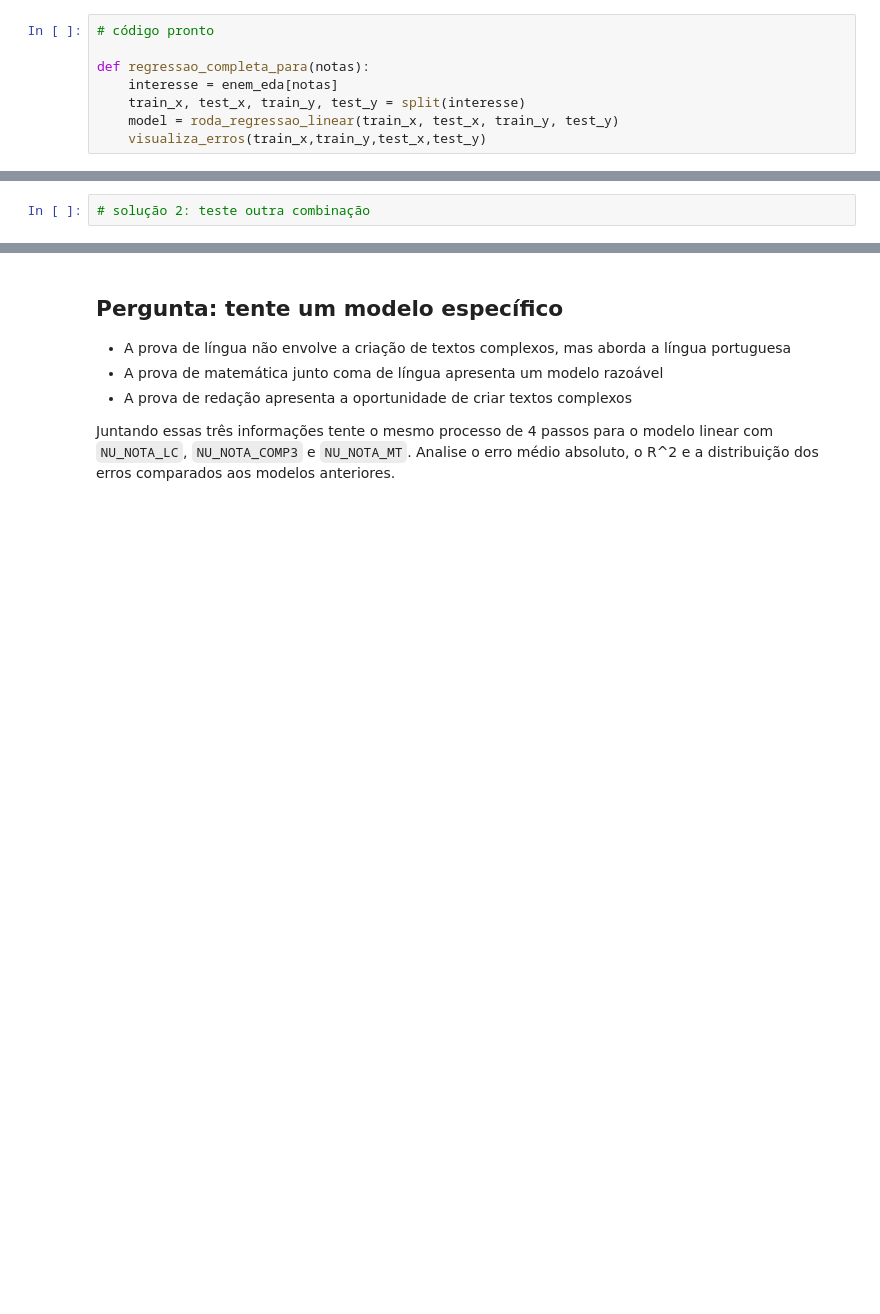
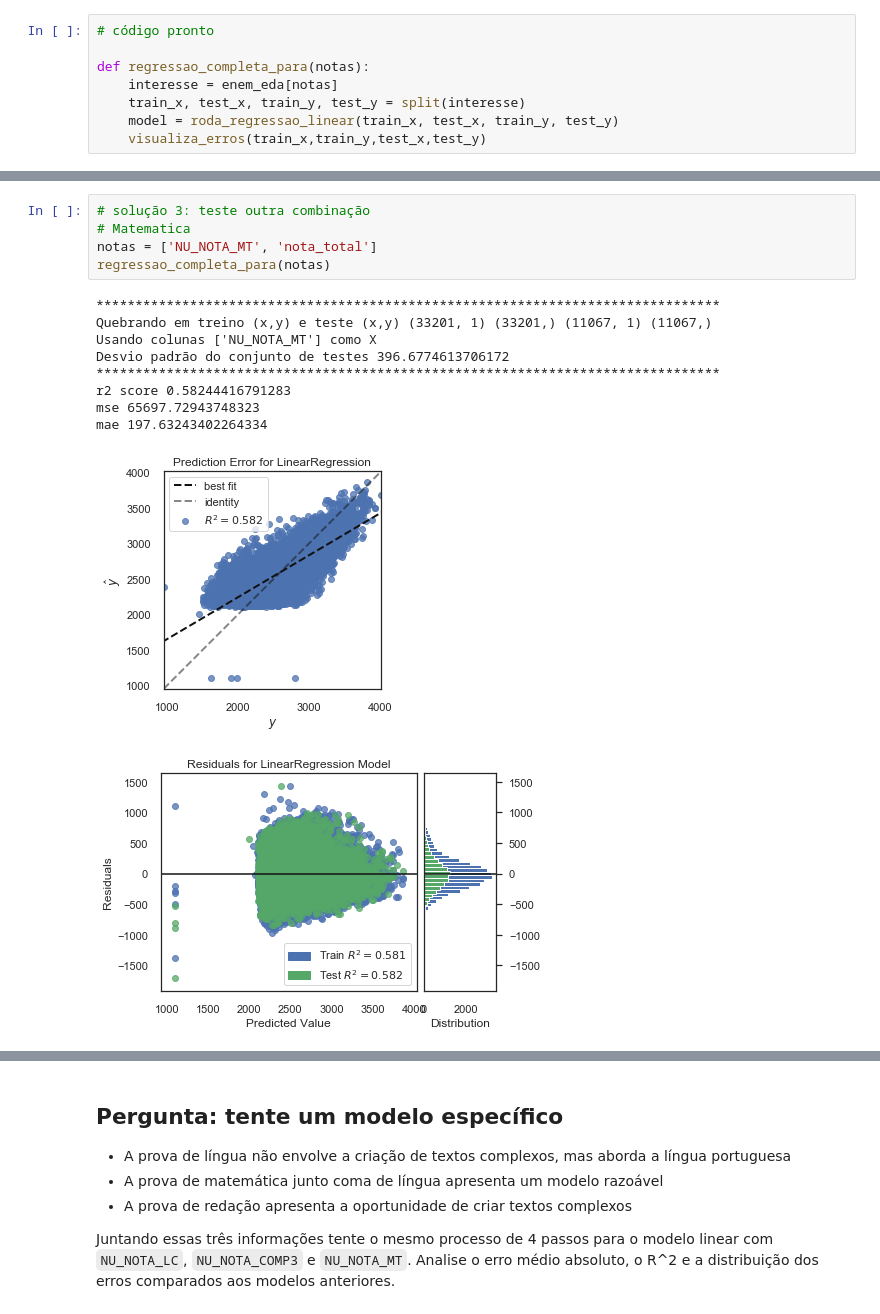
Before and after one commit to IgorNascAlves/Forma-o_Machine_Learning_Projeto_Alura, a Jupyter notebook: Formação_Machine_Learning_Projeto_Alura.ipynb, the cells around one changed output, grey strips where cells are left out. Saved outputs shown, nothing was run; the diff lists cells and outputs as text; blank space fills up the shorter version.

```diff
--- a/Formação_Machine_Learning_Projeto_Alura.ipynb
+++ b/Formação_Machine_Learning_Projeto_Alura.ipynb
@@ -432,3 +471,17 @@ def regressao_completa_para(notas):
 # %%
-# solução 2: teste outra combinação
+# solução 3: teste outra combinação
+# Matematica
+notas = ['NU_NOTA_MT', 'nota_total']
+regressao_completa_para(notas)
+# %% [output]
+********************************************************************************
+Quebrando em treino (x,y) e teste (x,y) (33201, 1) (33201,) (11067, 1) (11067,)
+Usando colunas ['NU_NOTA_MT'] como X
+Desvio padrão do conjunto de testes 396.6774613706172
+********************************************************************************
+r2 score 0.58244416791283
+mse 65697.72943748323
+mae 197.63243402264334
+[figure, added]
+[figure, added]
 # %%
```
Also changed, not shown: parts of 28 cells of this notebook.
